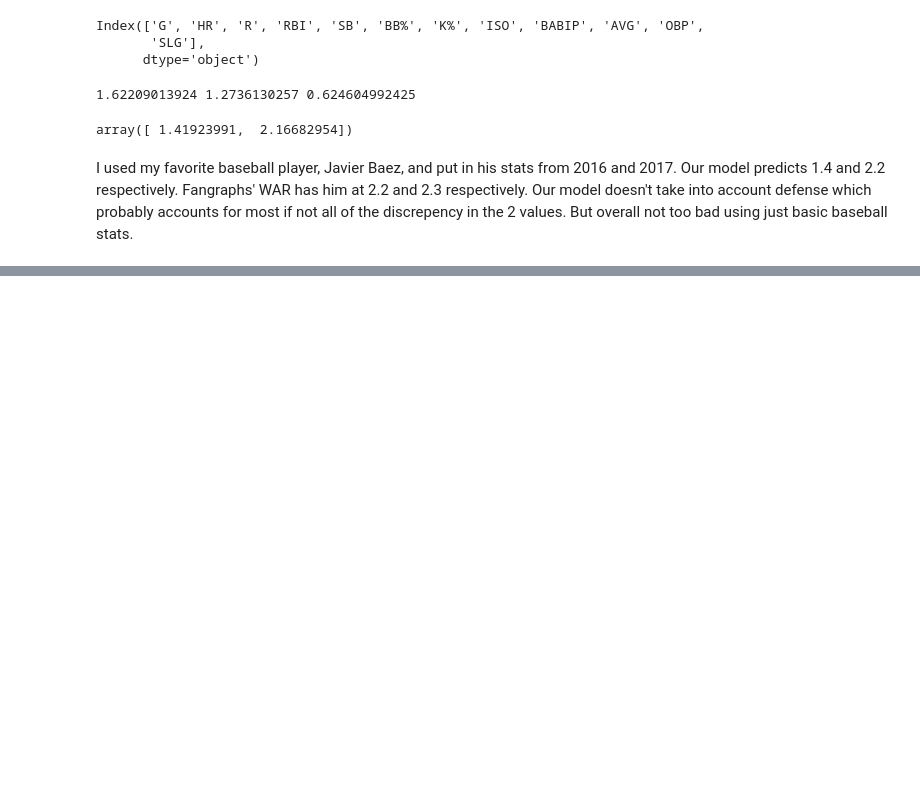
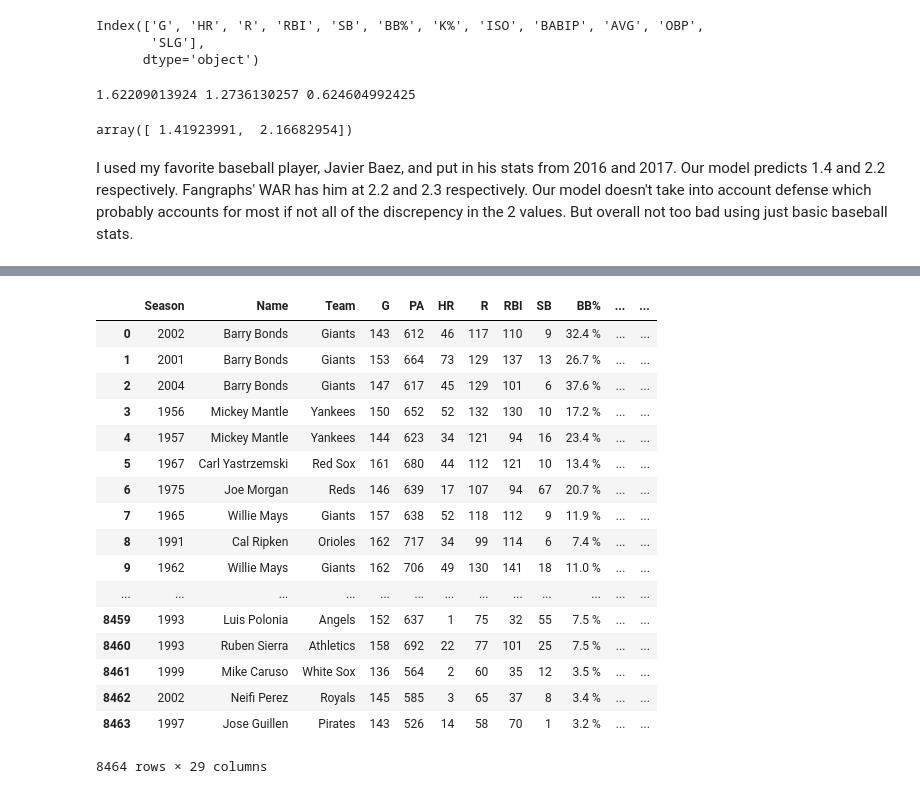
Before and after one commit to rjhelges/Baseball-WAR-Predictor, a Jupyter notebook: Baseball Analysis Notebook.ipynb, the cells around one changed output, grey strips where cells are left out. Drawn from its saved outputs; the diff is of its cells as text; code cells hidden in the pictures; blank space fills up the shorter version.

Commit message:
Add fielding data

```diff
--- a/Baseball Analysis Notebook.ipynb
+++ b/Baseball Analysis Notebook.ipynb
@@ -165,0 +170,3 @@ I used my favorite baseball player, Javier Baez, and put in his stats from 2016
+# %%
+fielding = pd.read_csv("Fangraphs Fielding.csv")
+batting = pd.read_csv("Fangraphs Leaderboard.csv")
@@ -165,0 +202,3 @@ I used my favorite baseball player, Javier Baez, and put in his stats from 2016
+# %%
+keep_columns = ['Season', 'Pos', 'Inn', 'PO', 'A', 'E', 'DP', 'FP', 'playerid']
+fielding_clean = fielding[keep_columns]
@@ -165,0 +224,3 @@ I used my favorite baseball player, Javier Baez, and put in his stats from 2016
+# %%
+fielding_clean = fielding_clean.drop('Inn', axis=1)
+fielding_clean.info()
@@ -165,0 +250,22 @@ I used my favorite baseball player, Javier Baez, and put in his stats from 2016
+# %%
+full_stats = pd.merge(batting, fielding_clean, how='left', on=['playerid','Season'])
+full_stats
+# %% [output]
+|  | Season | Name | Team | G | PA | HR | R | RBI | SB | BB% | ... | ... |
+| 0 | 2002 | Barry Bonds | Giants | 143 | 612 | 46 | 117 | 110 | 9 | 32.4 % | ... | ... |
+| 1 | 2001 | Barry Bonds | Giants | 153 | 664 | 73 | 129 | 137 | 13 | 26.7 % | ... | ... |
+| 2 | 2004 | Barry Bonds | Giants | 147 | 617 | 45 | 129 | 101 | 6 | 37.6 % | ... | ... |
+| 3 | 1956 | Mickey Mantle | Yankees | 150 | 652 | 52 | 132 | 130 | 10 | 17.2 % | ... | ... |
+| 4 | 1957 | Mickey Mantle | Yankees | 144 | 623 | 34 | 121 | 94 | 16 | 23.4 % | ... | ... |
+| 5 | 1967 | Carl Yastrzemski | Red Sox | 161 | 680 | 44 | 112 | 121 | 10 | 13.4 % | ... | ... |
+| 6 | 1975 | Joe Morgan | Reds | 146 | 639 | 17 | 107 | 94 | 67 | 20.7 % | ... | ... |
+| 7 | 1965 | Willie Mays | Giants | 157 | 638 | 52 | 118 | 112 | 9 | 11.9 % | ... | ... |
+| 8 | 1991 | Cal Ripken | Orioles | 162 | 717 | 34 | 99 | 114 | 6 | 7.4 % | ... | ... |
+| 9 | 1962 | Willie Mays | Giants | 162 | 706 | 49 | 130 | 141 | 18 | 11.0 % | ... | ... |
+| ... | ... | ... | ... | ... | ... | ... | ... | ... | ... | ... | ... | ... |
+| 8459 | 1993 | Luis Polonia | Angels | 152 | 637 | 1 | 75 | 32 | 55 | 7.5 % | ... | ... |
+| 8460 | 1993 | Ruben Sierra | Athletics | 158 | 692 | 22 | 77 | 101 | 25 | 7.5 % | ... | ... |
+| 8461 | 1999 | Mike Caruso | White Sox | 136 | 564 | 2 | 60 | 35 | 12 | 3.5 % | ... | ... |
+| 8462 | 2002 | Neifi Perez | Royals | 145 | 585 | 3 | 65 | 37 | 8 | 3.4 % | ... | ... |
+| 8463 | 1997 | Jose Guillen | Pirates | 143 | 526 | 14 | 58 | 70 | 1 | 3.2 % | ... | ... |
+8464 rows × 29 columns
```
Also changed, not shown: parts of 48 cells of this notebook, 1 other file.
